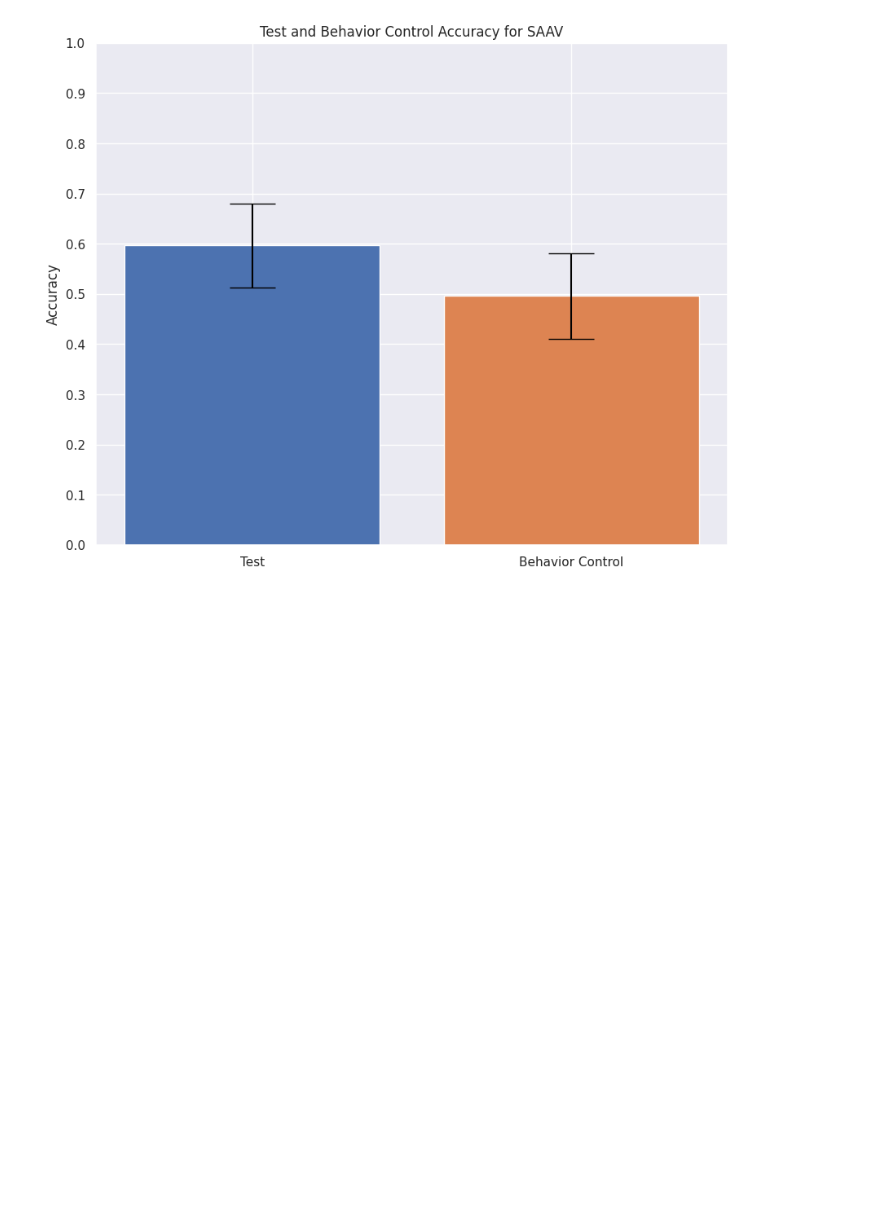
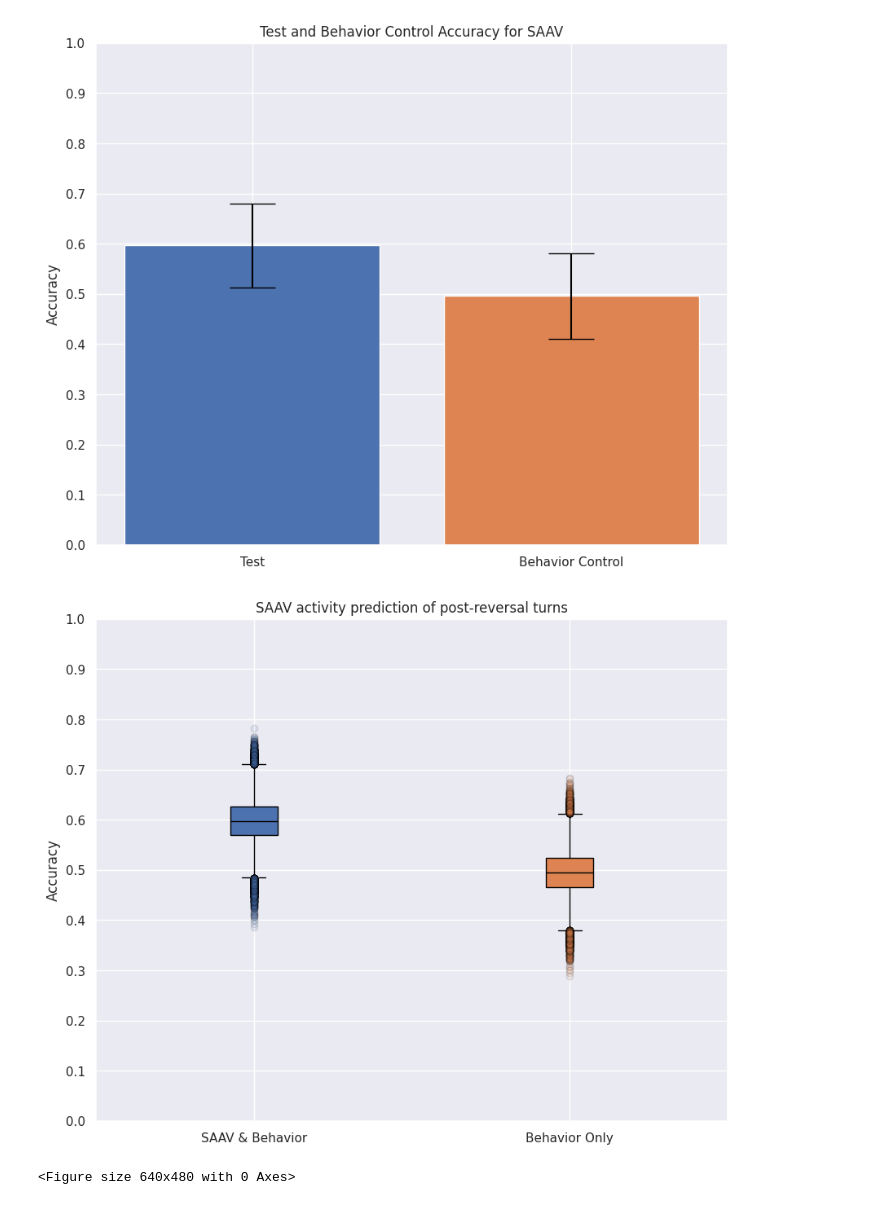
Before and after one commit to flavell-lab/SAAV_Decoding, a Jupyter notebook: DecodingMain.ipynb, the cells around one changed output. Drawn from its saved outputs; the diff is of its cells as text; code cells hidden in the pictures; blank space fills up the shorter version.

Commit message:
Added Box and Whisker plot

```diff
--- a/DecodingMain.ipynb
+++ b/DecodingMain.ipynb
@@ -567,3 +567,25 @@ plt.savefig('Figures/TestvsControlDVWeight.eps', format='eps')
 plt.show()
 # %% [output]
 [figure]
+# %%
+plt.figure(figsize=(10, 8))
+plt.boxplot(eval_sampled, tick_labels=['SAAV & Behavior'], patch_artist=True,
+           boxprops=dict(facecolor='C0', color='black'),
+           medianprops=dict(color='black'),
+           flierprops=dict(color='C0', markerfacecolor='C0', marker='o', alpha=0.1),
+           positions=[1])
+
+plt.boxplot(control_sampled, tick_labels=['Behavior Only'], patch_artist=True,
+           boxprops=dict(facecolor='C1', color='black'),
+           medianprops=dict(color='black'),
+           flierprops=dict(color='C1', markerfacecolor='C1', marker='o', alpha=0.1),
+           positions=[2])
+
+plt.ylabel('Accuracy')
+plt.title('SAAV activity prediction of post-reversal turns')
+plt.yticks(ticks = list(np.arange(0, 1.1, 0.1)))
+plt.show()
+plt.savefig('Figures/SAAVvsBehOnlyDVAccuracy.eps', format='eps')
+# %% [output]
+[figure, added]
+<Figure size 640x480 with 0 Axes>
```
Also changed, not shown: parts of 1 cell of this notebook, 3 other files.
